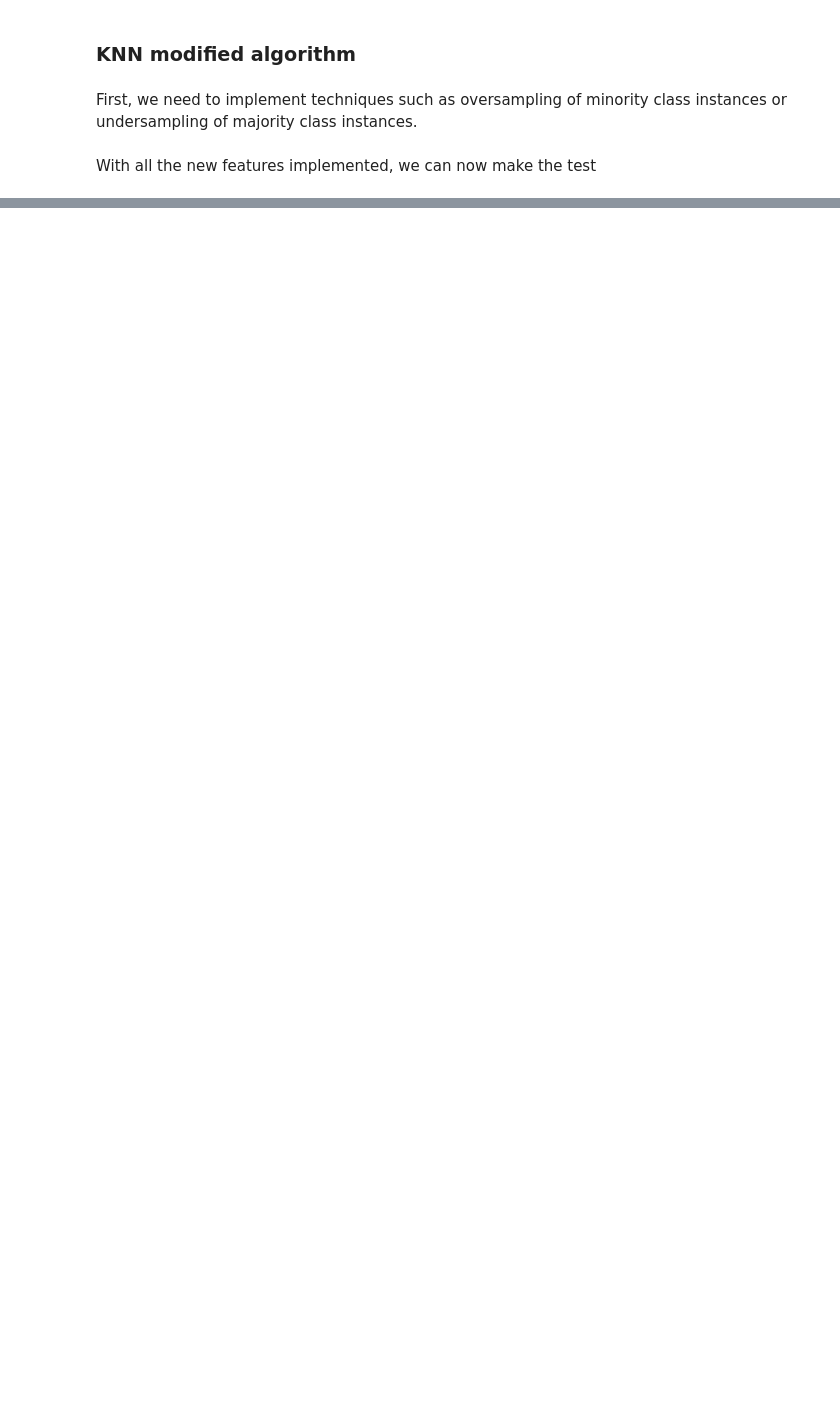
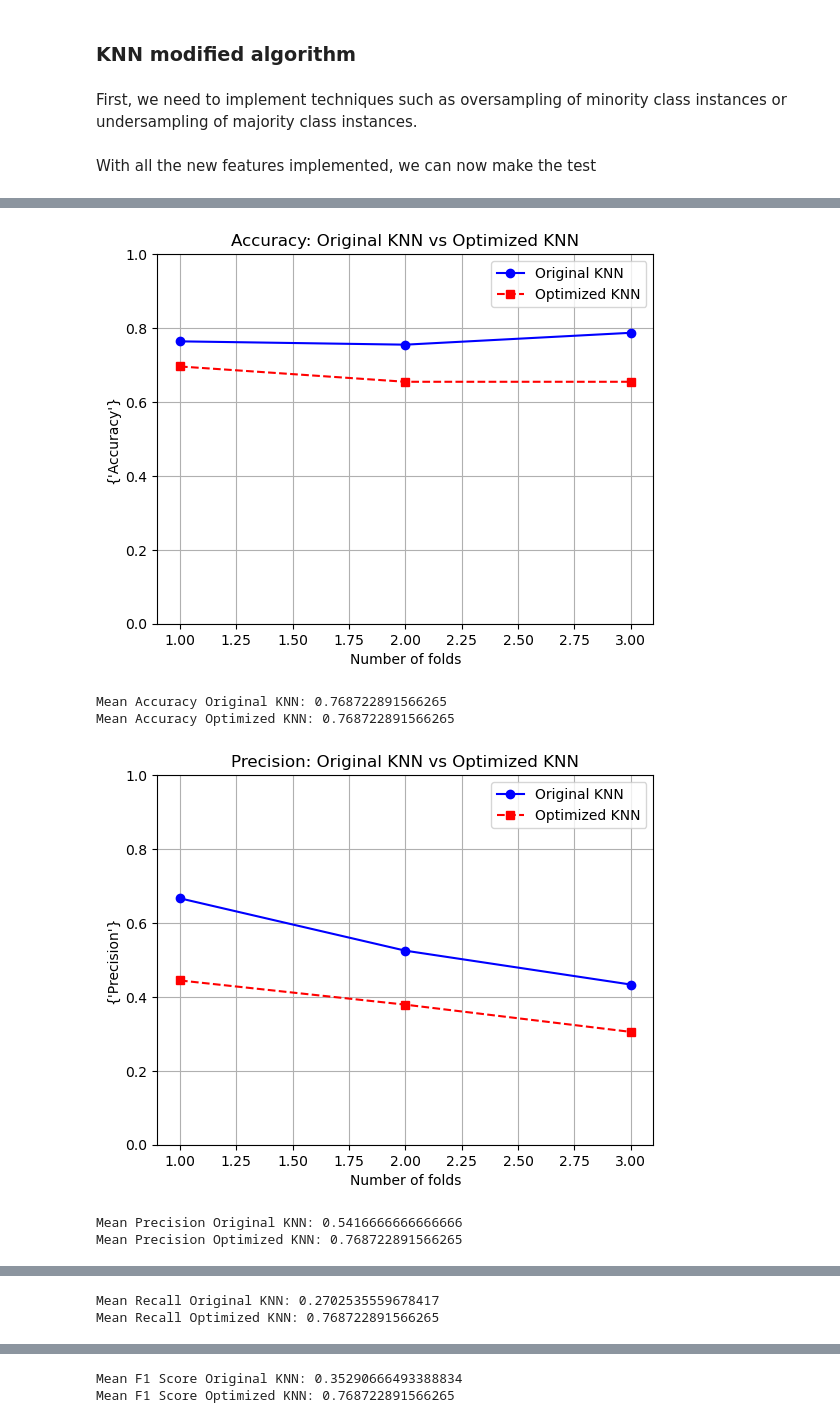
Before and after one commit to MatheusBissacot/Optimizing-KNN-with-Weights, a Jupyter notebook: modified.ipynb, the cells around one changed output, grey strips where cells are left out. Cells and saved outputs as stored; diff of their text form; code cells hidden in the pictures; blank space fills up the shorter version.

```diff
--- a/modified.ipynb
+++ b/modified.ipynb
@@ -140,7 +140,7 @@ def data_generation_pipeline(datasets_id):
 
     return dataframes
 # %%
-dataset_id_list = [31, 1464, 1063, 1067, 1068]
+dataset_id_list = [1487, 1464, 1063, 1067, 1068]
 dataframes = data_generation_pipeline(dataset_id_list)
 # %% [output]
 [figure]
@@ -383,0 +450,22 @@ Mean Accuracy: 0.6771635889282948, Mean Precision: 0.10645823213153705, Mean Rec
+# %%
+def plot_metrics_graphs(original_metric, optimized_metric, metric_name):
+
+
+    x = list(range(1, len(original_metric) + 1))
+
+    # Create the plot
+    plt.plot(x, original_metric, marker='o', linestyle='-', color='b', label='Original KNN')
+    plt.plot(x, optimized_metric, marker='s', linestyle='--', color='r', label='Optimized KNN')
+
+
+    title = f"{metric_name}: Original KNN vs Optimized KNN"
+
+    plt.title(title)    # Add a title
+    plt.xlabel('Number of folds')          # Add X-axis label
+    plt.ylabel({metric_name})          # Add Y-axis label
+    plt.legend()                        # Add a legend
+    plt.grid(True)                      # Add gridlines
+    plt.ylim(0,1)
+
+
+    plt.show()
@@ -383,0 +536,9 @@ Mean Accuracy: 0.6771635889282948, Mean Precision: 0.10645823213153705, Mean Rec
+# %%
+performance_comparison_pipeline(dataframerinos[1])
+# %% [output]
+[figure, added]
+Mean Accuracy Original KNN: 0.768722891566265
+Mean Accuracy Optimized KNN: 0.768722891566265
+[figure, added]
+Mean Precision Original KNN: 0.5416666666666666
+Mean Precision Optimized KNN: 0.768722891566265
@@ -383,0 +546,2 @@ Mean Accuracy: 0.6771635889282948, Mean Precision: 0.10645823213153705, Mean Rec
+Mean Recall Original KNN: 0.2702535559678417
+Mean Recall Optimized KNN: 0.768722891566265
@@ -383,0 +549,2 @@ Mean Accuracy: 0.6771635889282948, Mean Precision: 0.10645823213153705, Mean Rec
+Mean F1 Score Original KNN: 0.35290666493388834
+Mean F1 Score Optimized KNN: 0.768722891566265
```
Also changed, not shown: parts of 17 cells of this notebook.
